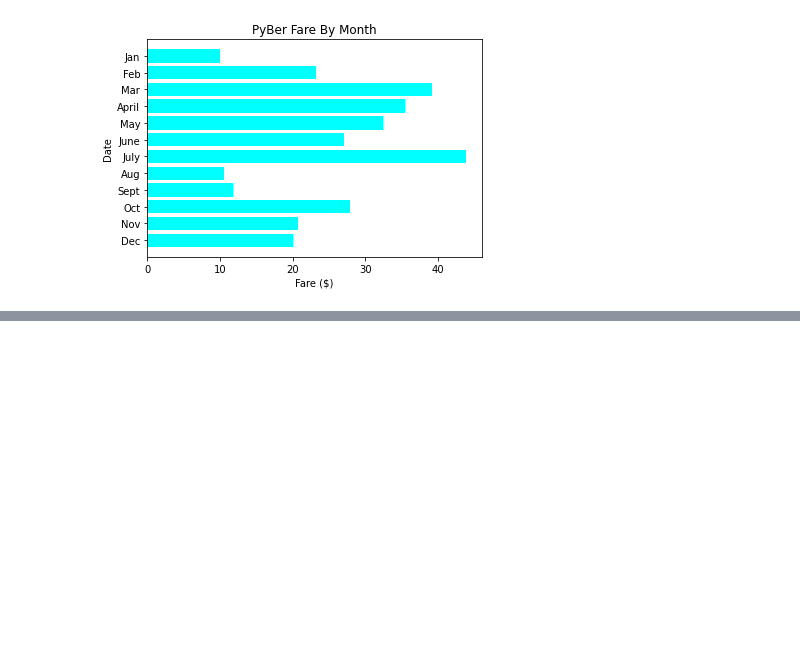
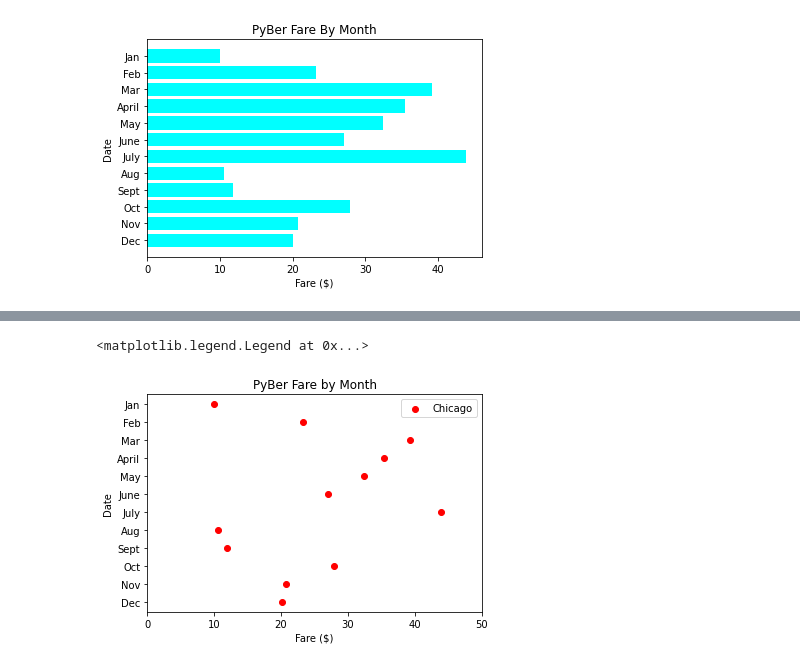
Before and after one commit to ericajini/PyBer_Analysis, a Jupyter notebook: matplotlib_practice.ipynb, the cells around one changed output, grey strips where cells are left out. Saved outputs shown, nothing was run; the diff lists cells and outputs as text; code cells hidden in the pictures; blank space fills up the shorter version.

```diff
--- a/matplotlib_practice.ipynb
+++ b/matplotlib_practice.ipynb
@@ -176,0 +207,13 @@ ax.invert_yaxis()
+# %%
+fig, ax = plt.subplots()
+ax.scatter(y_axis,x_axis, c="red", label='Chicago')
+ax.set_title("PyBer Fare by Month")
+ax.set_xlabel("Fare ($)")
+ax.set_ylabel("Date")
+ax = plt.gca()
+ax.invert_yaxis()
+ax.set_xlim(0, 50)
+ax.legend()
+# %% [output]
+<matplotlib.legend.Legend at 0x...>
+[figure, added]
```
Also changed, not shown: parts of 30 cells of this notebook, 1 other file.
